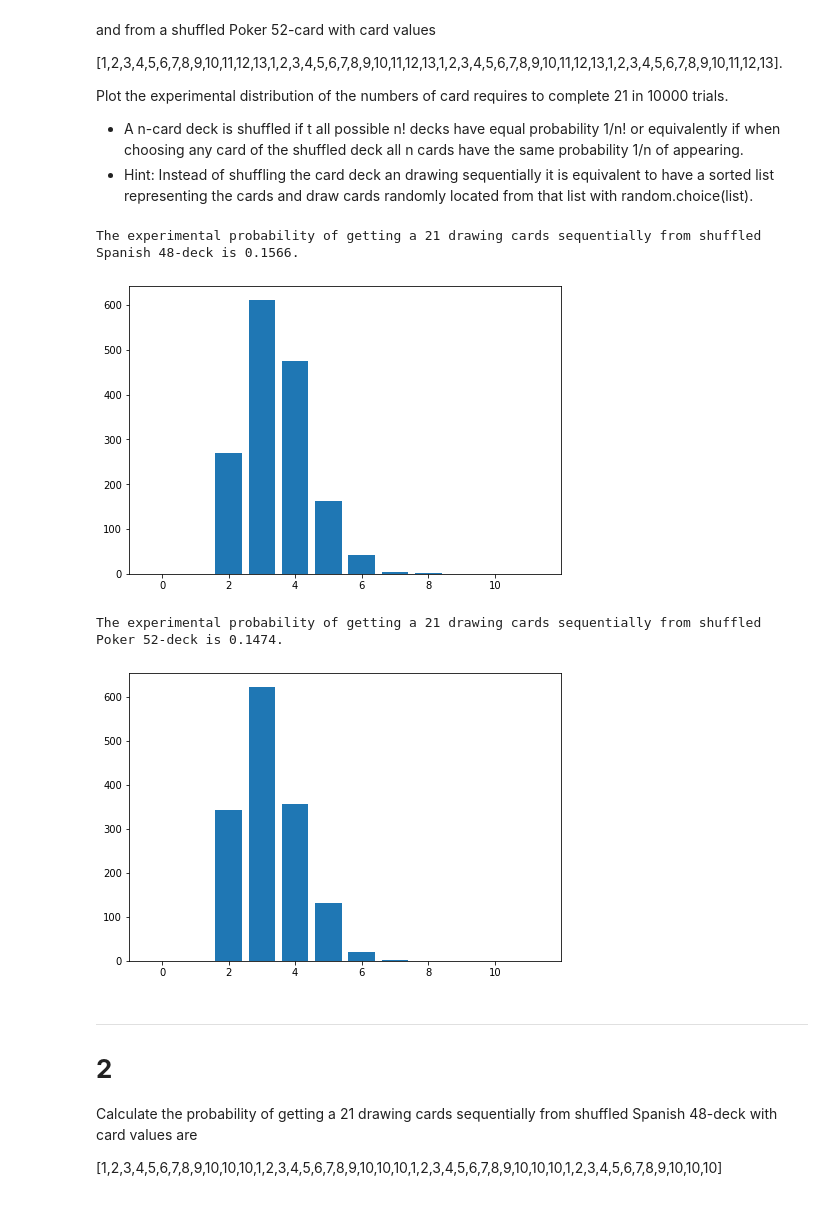
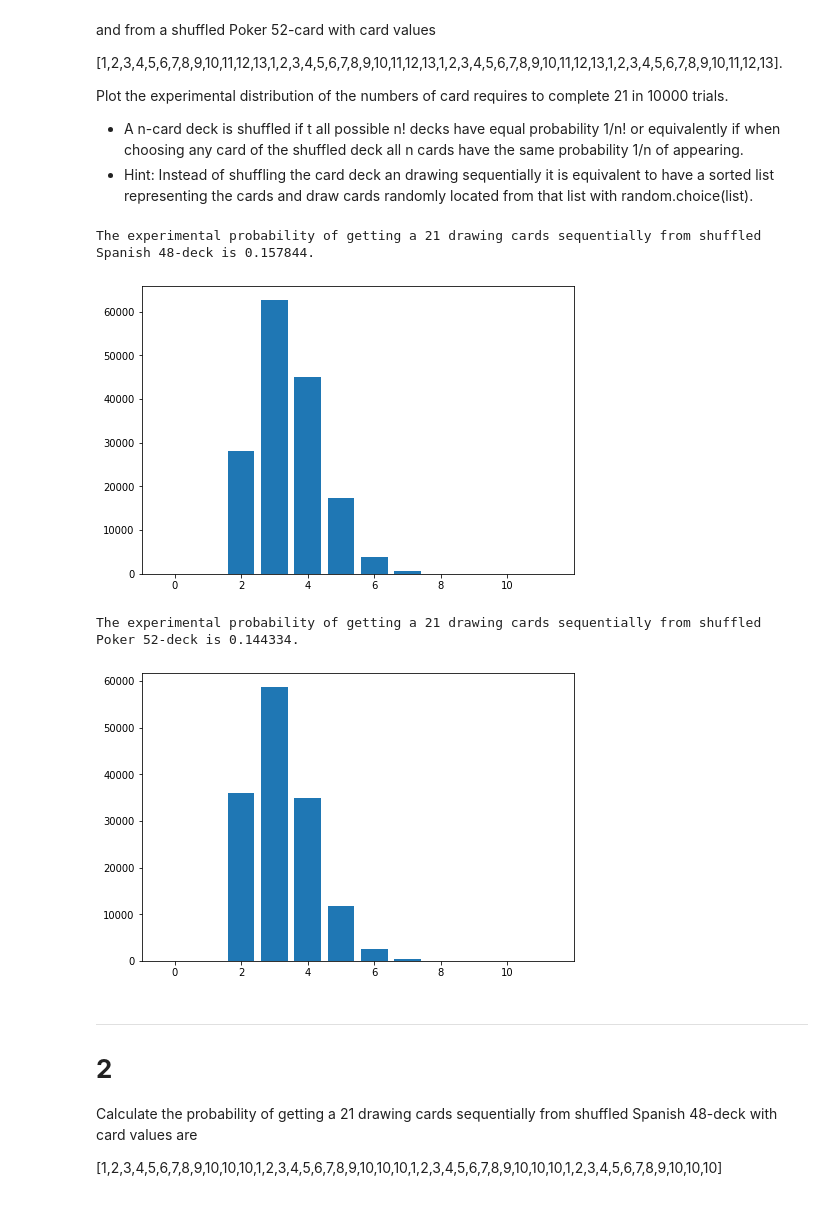
Before and after one commit to ddfulaa/AlgorithmsUN2020II, a Jupyter notebook: 21BlackjackGrClass2StGroup26.ipynb, the cells around one changed output. Cells and saved outputs as stored; diff of their text form; code cells hidden in the pictures.

```diff
--- a/21BlackjackGrClass2StGroup26.ipynb
+++ b/21BlackjackGrClass2StGroup26.ipynb
@@ -36,35 +36,38 @@ def sum21(deck,countCards,sum):
   else:
     return 0
 # %%
-n=10000
+n=1000000
 countSpanish = 0 #counts if the player get 21
 countPoker = 0 #counts if the player get 21
 countCardsSpanish = [0,0,0,0,0,0,0,0,0,0,0,0] #counts the number of cards used to get 21
 countCardsPoker = [0,0,0,0,0,0,0,0,0,0,0,0] #counts the number of cards used to get 21
 spanishDeck = [1,2,3,4,5,6,7,8,9,10,11,12,1,2,3,4,5,6,7,8,9,10,11,12,1,2,3,4,5,6,7,8,9,10,11,12,1,2,3,4,5,6,7,8,9,10,11,12]
 pokerDeck = [1,2,3,4,5,6,7,8,9,10,11,12,13,1,2,3,4,5,6,7,8,9,10,11,12,13,1,2,3,4,5,6,7,8,9,10,11,12,13,1,2,3,4,5,6,7,8,9,10,11,12,13]
 
 for i in range(1,n+1):
   countSpanish += sum21(spanishDeck,countCardsSpanish,0)
   countPoker += sum21(pokerDeck,countCardsPoker,0)
 probSpanish = countSpanish / n
 probPoker = countPoker / n
 
+probColdDeckSpanish=probSpanish #we save it for the point 5
+probColdDeckPoker=probPoker #we save it for the point 5
+
 print("The experimental probability of getting a 21 drawing cards sequentially from shuffled Spanish 48-deck is "+ str(probSpanish)+".")
 fig1 = plt.figure()
 ax1 = fig1.add_axes([0,0,1,1])
 ax1.bar(range(0,12),countCardsSpanish)
 plt.show()
 print("The experimental probability of getting a 21 drawing cards sequentially from shuffled Poker 52-deck is "+ str(probPoker)+".")
 fig2 = plt.figure()
 ax2 = fig2.add_axes([0,0,1,1])
 ax2.bar(range(0,12),countCardsPoker)
 plt.show()
 # %% [output]
-The experimental probability of getting a 21 drawing cards sequentially from shuffled Spanish 48-deck is 0.1566.
+The experimental probability of getting a 21 drawing cards sequentially from shuffled Spanish 48-deck is 0.157844.
-[figure, old version]
+[figure, new version]
-The experimental probability of getting a 21 drawing cards sequentially from shuffled Poker 52-deck is 0.1474.
+The experimental probability of getting a 21 drawing cards sequentially from shuffled Poker 52-deck is 0.144334.
-[figure, old version]
+[figure, new version]
 # %% [markdown]
 
 
```
Also changed, not shown: parts of 8 cells of this notebook.
